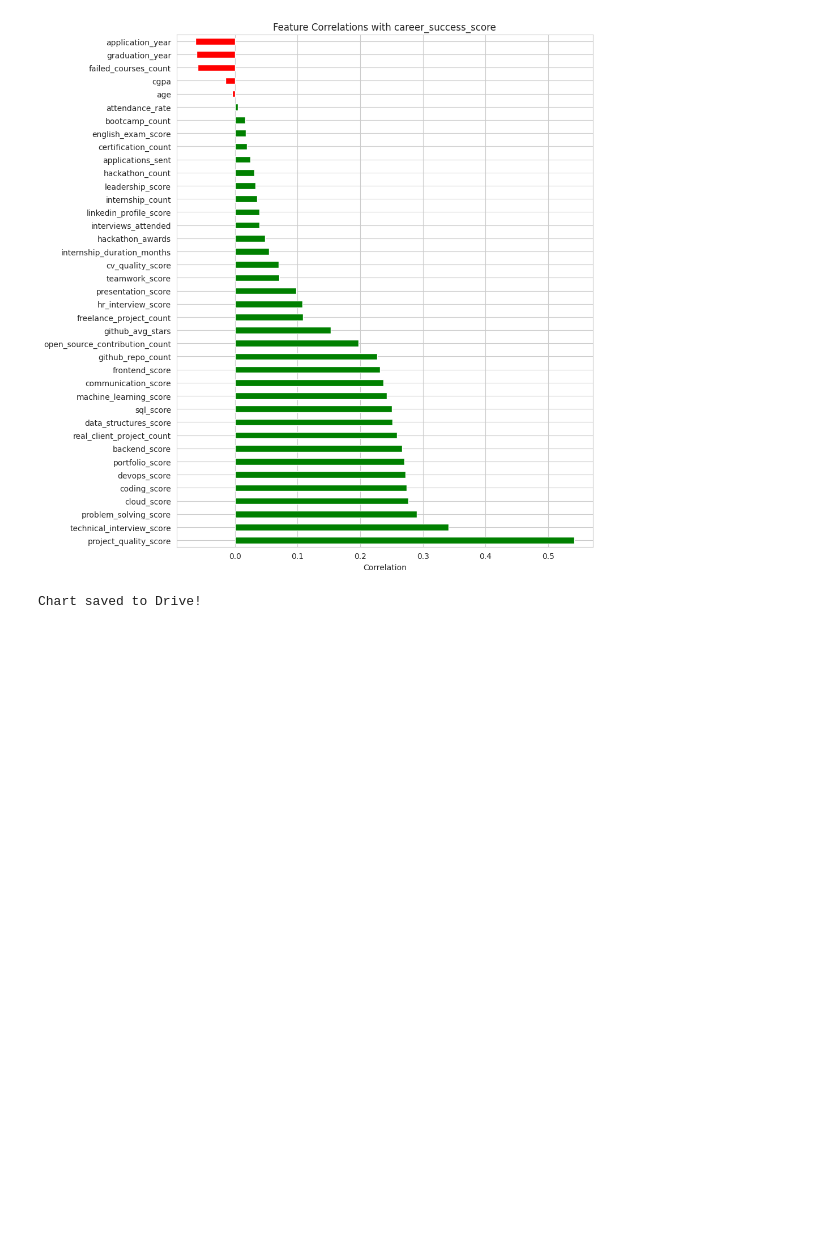
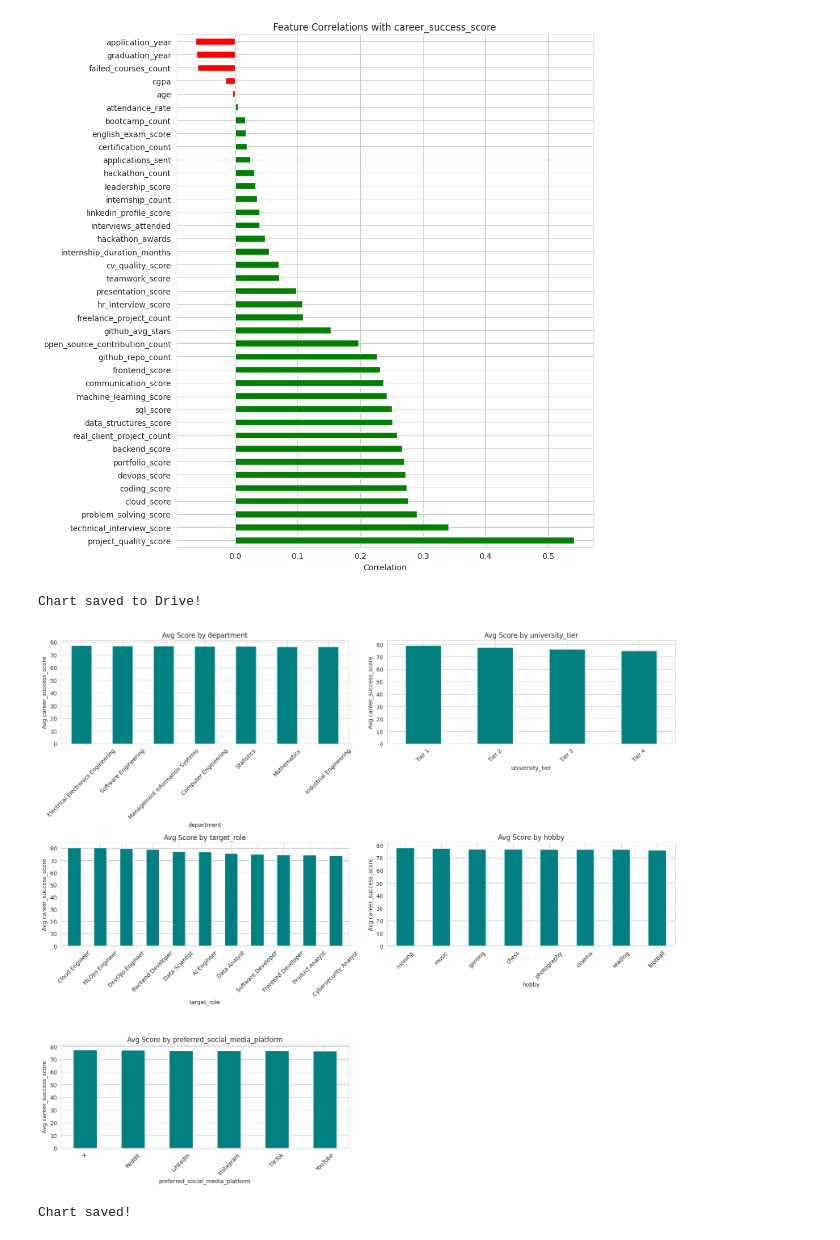
Before and after one commit to serdararici/btk-datathon-2026, a Jupyter notebook: notebooks/v1_baseline.ipynb, the cells around one changed output. Drawn from its saved outputs; the diff is of its cells as text; code cells hidden in the pictures; blank space fills up the shorter version.

Commit message:
feat: EDA complete - categorical analysis, text exploration, findings summary

```diff
--- a/notebooks/v1_baseline.ipynb
+++ b/notebooks/v1_baseline.ipynb
@@ -213,3 +215,33 @@ application_year       -0.062786
 Name: career_success_score, dtype: float64
 [figure]
 Chart saved to Drive!
+# %%
+# ============================================================
+# SECTION 8: CATEGORICAL VARIABLE ANALYSIS
+# ============================================================
+
+categorical_cols = ['department', 'university_tier', 'target_role',
+                    'hobby', 'preferred_social_media_platform']
+
+# Create a 3x2 grid of subplots
+fig, axes = plt.subplots(3, 2, figsize=(16, 14))
+axes = axes.flatten()  # convert 2D grid to 1D list for easy looping
+
+for i, col in enumerate(categorical_cols):
+    # Group rows by category, compute mean target score for each group
+    means = train.groupby(col)[target].mean().sort_values(ascending=False)
+    means.plot(kind='bar', ax=axes[i], color='teal')
+    axes[i].set_title(f'Avg Score by {col}')
+    axes[i].set_ylabel('Avg career_success_score')
+    axes[i].tick_params(axis='x', rotation=45)
+
+# Hide the unused 6th subplot (we have 5 columns, 6 slots)
+axes[5].axis('off')
+
+plt.tight_layout()
+plt.savefig(OUTPUT_PATH + 'categorical_analysis.png', dpi=150)
+plt.show()
+print("Chart saved!")
+# %% [output]
+[figure, added]
+Chart saved!
```
Also changed, not shown: parts of 3 cells of this notebook.
